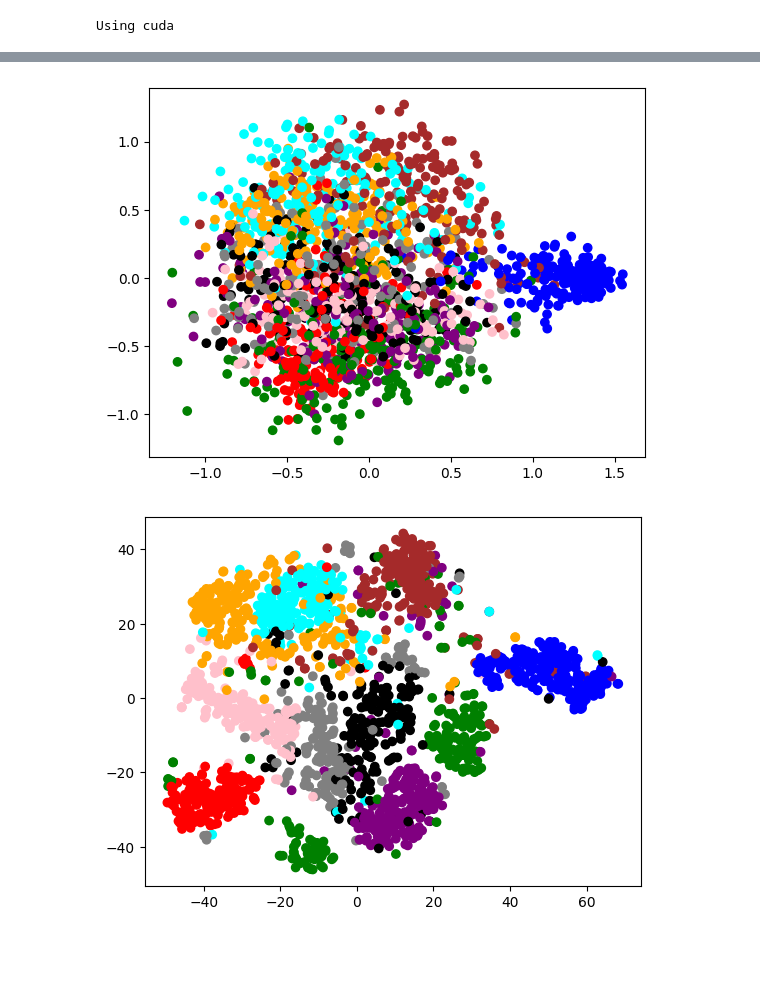
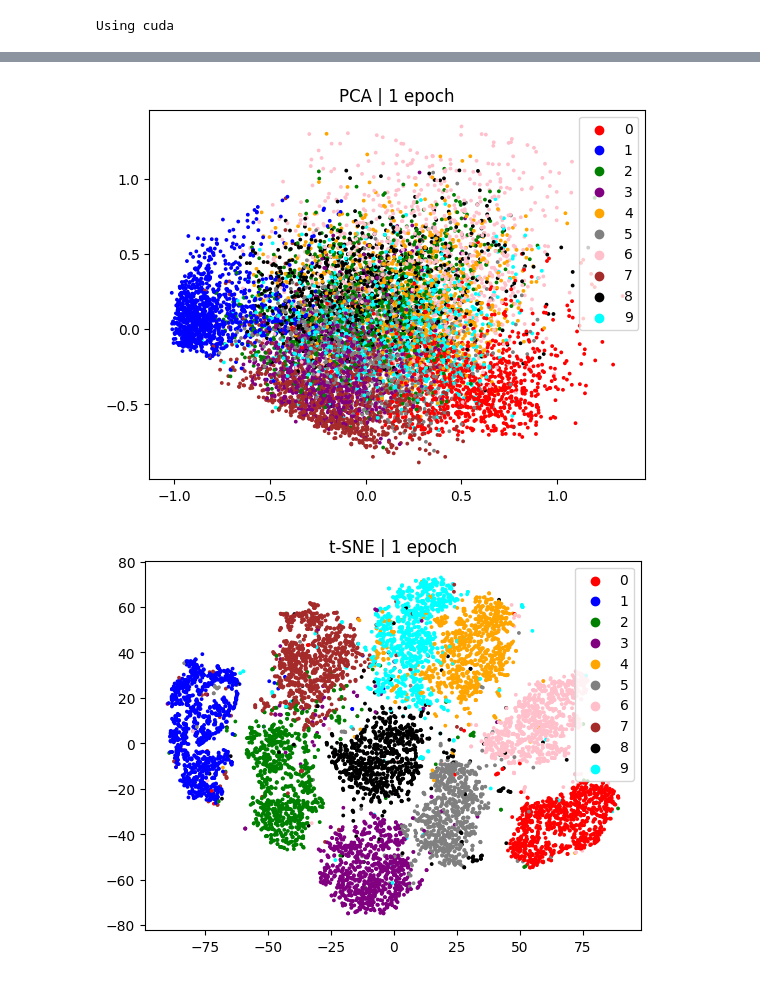
Before and after one commit to IsakLundstrom/D7047E_Exercises_and_Project, a Jupyter notebook: Exercises/E3/E3.ipynb, the cells around one changed output, grey strips where cells are left out. Drawn from its saved outputs; the diff is of its cells as text; code cells hidden in the pictures; blank space fills up the shorter version.

```diff
--- a/Exercises/E3/E3.ipynb
+++ b/Exercises/E3/E3.ipynb
@@ -105,7 +105,7 @@ transform = transforms.Compose(
     [transforms.ToTensor(),
      transforms.Normalize(0.5, 0.5)])
 
-batchSize = 500
+batchSize = 200
 validSplit = 0.20 # use 20% of train set as validation
 
 trainValidSet = torchvision.datasets.MNIST(root='./data', train=True, download=True, transform=transform)
@@ -115,11 +115,10 @@ validSize = int(np.ceil(len(trainValidSet)*validSplit))
 trainSize = int(np.floor(len(trainValidSet)*(1-validSplit)))
 
 trainSet, validSet = torch.utils.data.random_split(trainValidSet, [trainSize, validSize])
-testSubset = torch.utils.data.Subset(testSet, range(2000))
 
 trainLoader = torch.utils.data.DataLoader(trainSet, batch_size=batchSize, shuffle=True)
 validLoader = torch.utils.data.DataLoader(validSet, batch_size=batchSize, shuffle=True)
-testLoader = torch.utils.data.DataLoader(testSubset, batch_size=batchSize, shuffle=False)
+testLoader = torch.utils.data.DataLoader(testSet, batch_size=batchSize, shuffle=False)
 # %%
 # Define the network class
 class ConvNet(nn.Module):
@@ -128,8 +127,8 @@ class ConvNet(nn.Module):
         self.conv1 = nn.Conv2d(1, 6, 4)
         self.pool = nn.MaxPool2d(2, 2)
         self.conv2 = nn.Conv2d(6, 16, 4)
-        self.fc1 = nn.Linear(16 * 4 * 4, 250)
-        self.fc2 = nn.Linear(250, 10)
+        self.fc1 = nn.Linear(16 * 4 * 4, 100)
+        self.fc2 = nn.Linear(100, 10)
         self.activation = activation
 
     def forward(self, x):
@@ -172,15 +171,18 @@ pcaFeatures = pca.fit_transform(features)
 tSne = TSNE(n_components=2)
 tSneFeatures = tSne.fit_transform(features)
 # %%
-def plot(features, labels):
+def plot(features, labels, title):
     colorList = ['red', 'blue', 'green', 'purple', 'orange', 'gray', 'pink', 'brown', 'black', 'cyan']
     colors = [colorList[label] for label in labels]
 
-    plt.scatter(features[:,0], features[:,1], c=colors, linewidths=0.01)
+    plt.scatter(features[:,0], features[:,1], c=colors, s=3)
+    legend_handles = [plt.scatter([], [], c=colorList[i], label=str(i)) for i in range(len(colorList))]
+    plt.legend(handles=legend_handles)
+    plt.title(title)
     plt.show()
 # %%
-plot(pcaFeatures, labels)
-plot(tSneFeatures, labels)
+plot(pcaFeatures, labels, "PCA | 1 epoch")
+plot(tSneFeatures, labels, "t-SNE | 1 epoch")
 # %% [output]
-[figure, old version]
+[figure, new version]
-[figure, old version]
+[figure, new version]
```
Also changed, not shown: parts of 8 cells of this notebook.
